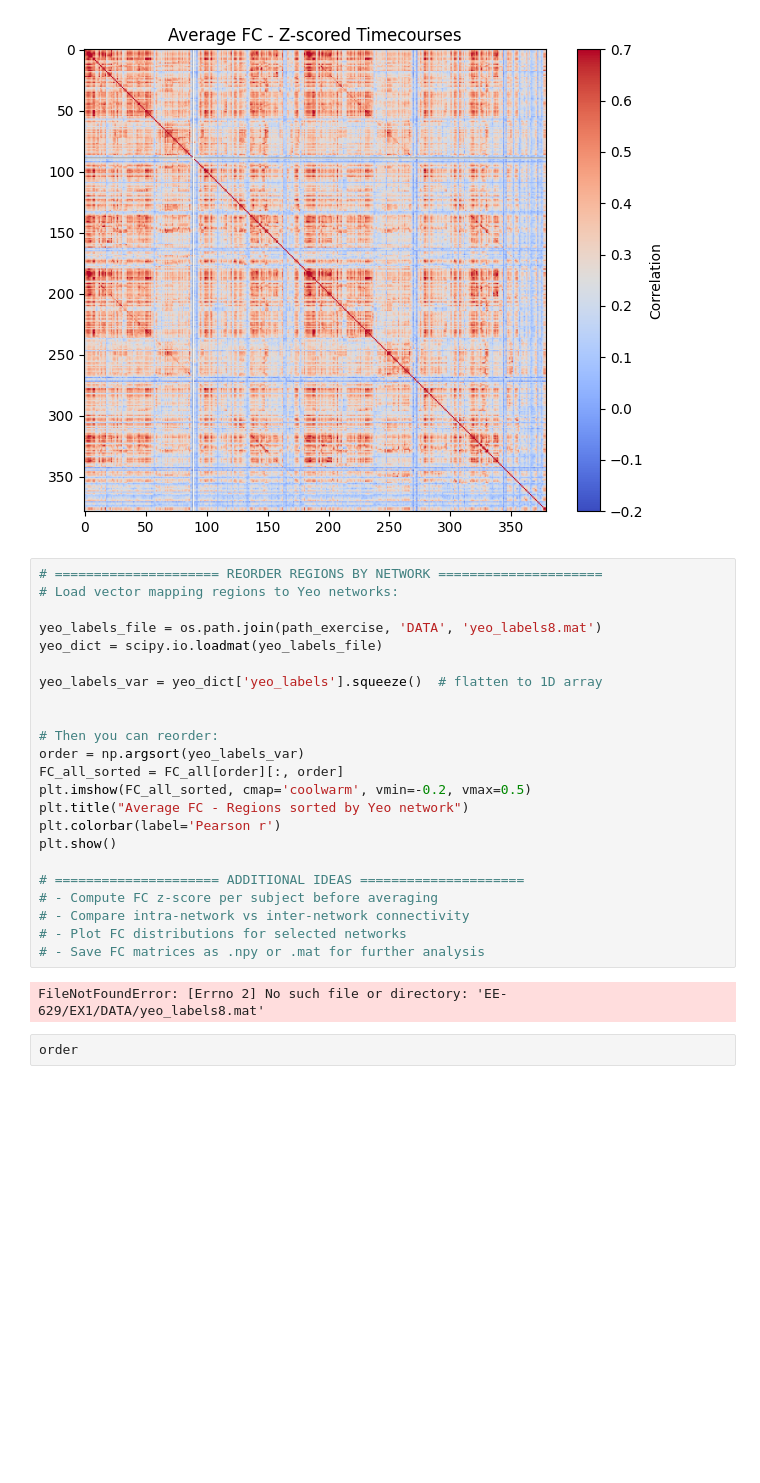
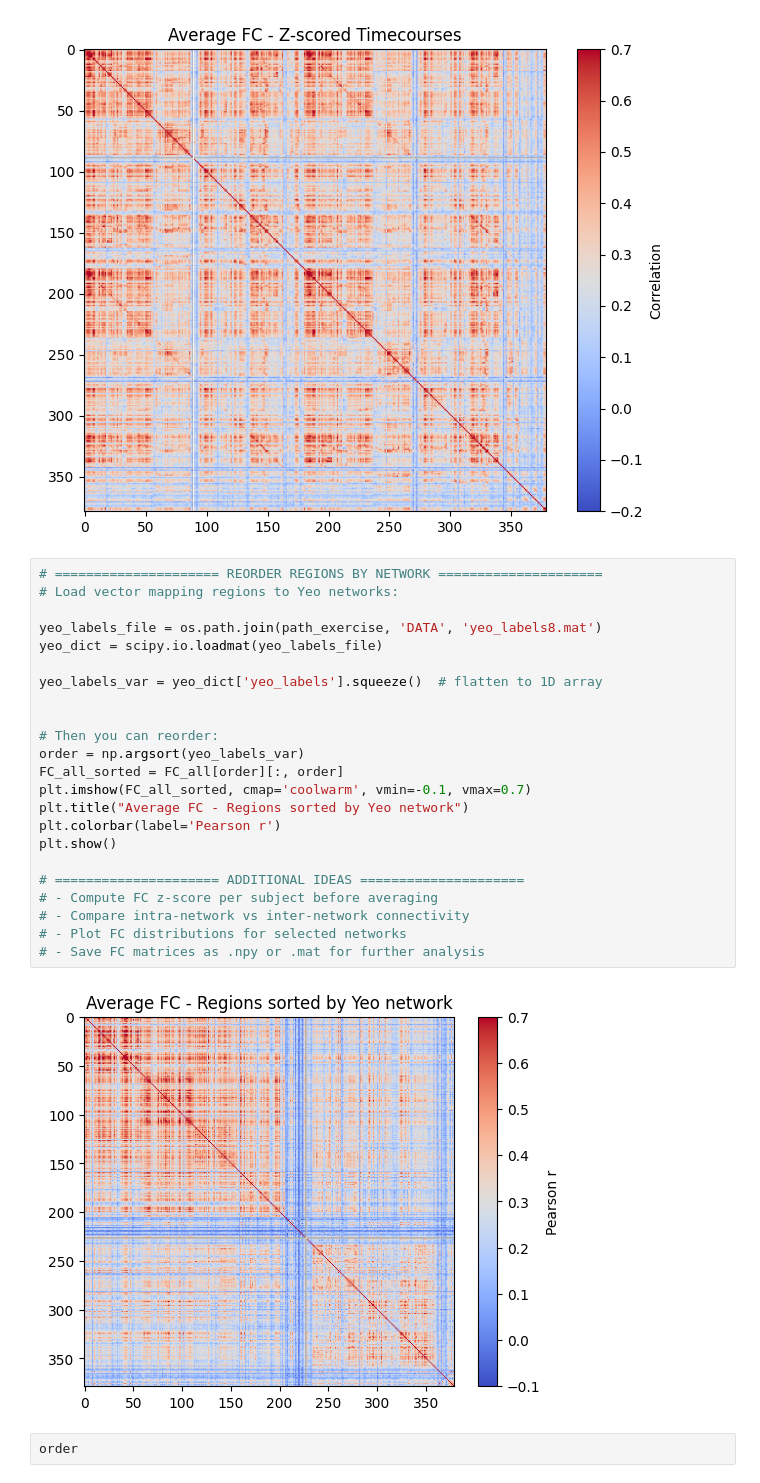
Before and after one commit to gpreti/EE-629, a Jupyter notebook: EX1/EX_FC2.ipynb, the cells around one changed output. Saved outputs shown, nothing was run; the diff lists cells and outputs as text; blank space fills up the shorter version.

```diff
--- a/EX1/EX_FC2.ipynb
+++ b/EX1/EX_FC2.ipynb
@@ -156,28 +165,28 @@ plt.show()
 # %%
 # ===================== REORDER REGIONS BY NETWORK =====================
 # Load vector mapping regions to Yeo networks:
 
 yeo_labels_file = os.path.join(path_exercise, 'DATA', 'yeo_labels8.mat')
 yeo_dict = scipy.io.loadmat(yeo_labels_file)
 
 yeo_labels_var = yeo_dict['yeo_labels'].squeeze()  # flatten to 1D array
 
 
 # Then you can reorder:
 order = np.argsort(yeo_labels_var)
 FC_all_sorted = FC_all[order][:, order]
-plt.imshow(FC_all_sorted, cmap='coolwarm', vmin=-0.2, vmax=0.5)
+plt.imshow(FC_all_sorted, cmap='coolwarm', vmin=-0.1, vmax=0.7)
 plt.title("Average FC - Regions sorted by Yeo network")
 plt.colorbar(label='Pearson r')
 plt.show()
 
 # ===================== ADDITIONAL IDEAS =====================
 # - Compute FC z-score per subject before averaging
 # - Compare intra-network vs inter-network connectivity
 # - Plot FC distributions for selected networks
 # - Save FC matrices as .npy or .mat for further analysis
 # %% [output]
-FileNotFoundError: [Errno 2] No such file or directory: 'EE-629/EX1/DATA/yeo_labels8.mat'
+[figure, added]
 # %%
 order
 # %% [output]
```
Also changed, not shown: parts of 2 cells of this notebook.
